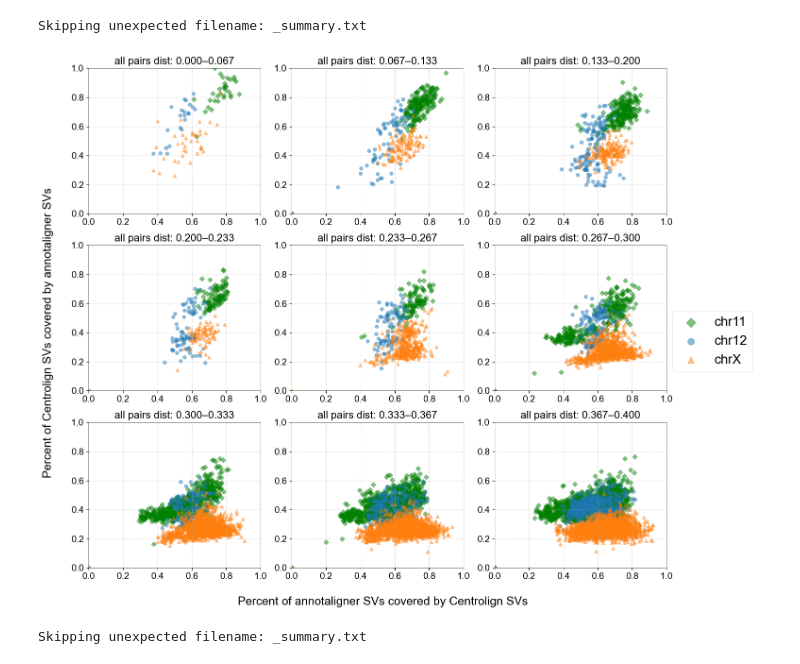
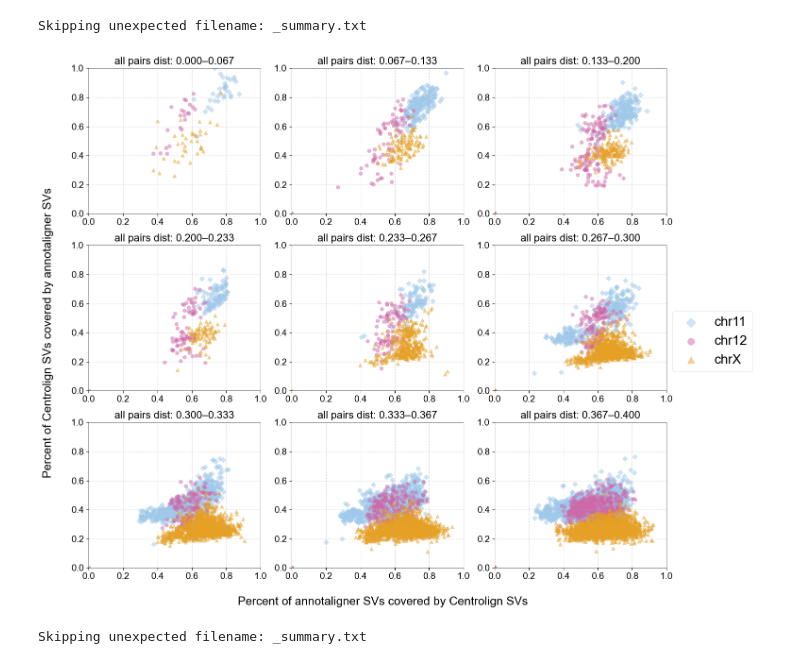
Before and after one commit to miramastoras/centrolign_analysis, a Jupyter notebook: analysis_notes/release2_QC_v2/notebooks/horhap_SV_concordance_final.ipynb, the cells around one changed output. Saved outputs shown, nothing was run; the diff lists cells and outputs as text; code cells hidden in the pictures.

```diff
--- a/analysis_notes/release2_QC_v2/notebooks/horhap_SV_concordance_final.ipynb
+++ b/analysis_notes/release2_QC_v2/notebooks/horhap_SV_concordance_final.ipynb
@@ -573,7 +573,7 @@ Skipping unexpected filename: _summary.txt
 # %%
 # ── Plot ──────────────────────────────────────────────────────────────────────
 chr_order = ["chr11","chr12","chrX"]
-chr_colors = {"chr12": "tab:blue", "chrX": "tab:orange", "chr11": "green"}
+chr_colors = {'chr11': '#9FC9EB', 'chr12': '#CF68A9', 'chrX': '#E6A024'}
 chr_markers = {"chr12": "o", "chrX": "^", "chr11": "D"}
 
 bin_categories = summary_merged["dist_bin"].cat.categories
@@ -588,34 +588,34 @@ axes = axes.flatten()
 for ax, dist_bin in zip(axes, bin_categories):
     subset = summary_merged[summary_merged["dist_bin"] == dist_bin]
 
     for chr_name in chr_order:
         chr_subset = subset[subset["chr"] == chr_name]
         ax.scatter(chr_subset["P"], chr_subset["R"],
                    s=30, alpha=0.5, color=chr_colors[chr_name], label=chr_name,marker=chr_markers[chr_name])
 
     ax.set_title(f"all pairs dist: {dist_bin}", fontsize=16)
     ax.set_xlim(0, 1)
     ax.set_ylim(0, 1)
     ax.tick_params(axis='both', labelsize=14)
     ax.grid(True, linestyle="--", alpha=0.4)
 
 for ax in axes[n_plots:]:
     ax.remove()
 
 fig.text(0.5, .02, 'Percent of annotaligner SVs covered by Centrolign SVs', ha='center', fontsize=18)
 fig.text(.02, 0.5, 'Percent of Centrolign SVs covered by annotaligner SVs', va='center', rotation='vertical', fontsize=18)
 
 handles, labels = axes[0].get_legend_handles_labels()
 fig.legend(handles, labels,
            loc="upper left", bbox_to_anchor=(0.9, 0.55),
            fontsize=20, title_fontsize=15, markerscale=1.9)
 
 plt.tight_layout(rect=[0.05, 0.05, 0.92, 1])
 plt.savefig('/private/groups/patenlab/mira/horhap_SV_concordance_scatter.supp.svg', format='svg', bbox_inches='tight')
 plt.savefig('/private/groups/patenlab/mira/horhap_SV_concordance_scatter.supp.png', format='png', bbox_inches='tight')
 plt.show()
 # %% [output]
-[figure, old version]
+[figure, new version]
 # %%
 rows = []
 for chr_name, summary_dir in summary_dirs.items():
```
Also changed, not shown: parts of 1 cell of this notebook, 3 other files.
